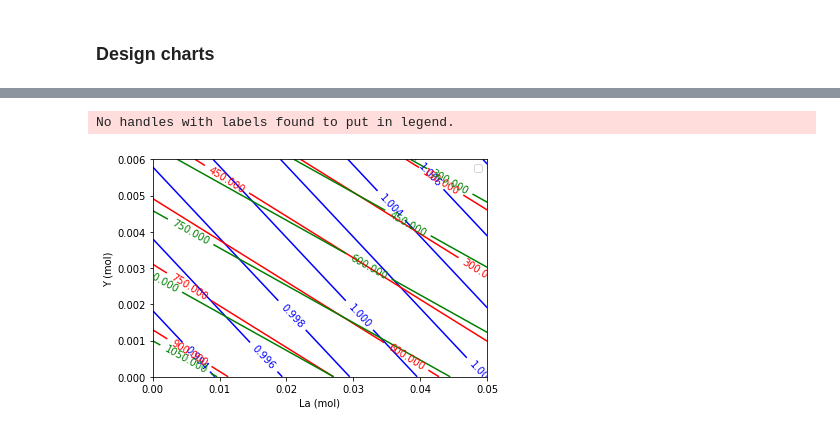
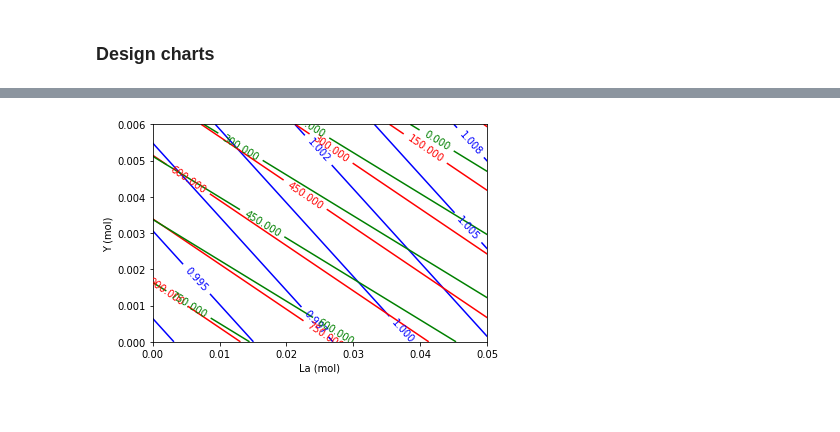
Before and after one commit to dskoda/smceramics, a Jupyter notebook: design_ternary.ipynb, the cells around one changed output, grey strips where cells are left out. Drawn from its saved outputs; the diff is of its cells as text; code cells hidden in the pictures.

Commit message:
started ternary design graphs

```diff
--- a/design_ternary.ipynb
+++ b/design_ternary.ipynb
@@ -23,14 +24,17 @@ data = pd.read_csv('data/lattices.csv', index_col=0)
 # %%
 def features_from_df(df, element1, element2):
     df['T0'] = df['T0 (K)'] - 273
-    df[element1] = to_mol_percent(df, element1)
-    df[element2] = to_mol_percent(df, element2)
+    df['Ms'] = df['Ms (K)'] - 273
+    df['x'] = to_mol_percent(df, element1)
+    df['y'] = to_mol_percent(df, element2)
 
     inputs = {
-        element1: df[element1].values.reshape(-1, 1),
-        element2: df[element2].values.reshape(-1, 1),
-        'Zr': 1 - df[element1].values.reshape(-1, 1) - df[element2].values.reshape(-1, 1),
-        'T': df.T0.values.reshape(-1, 1)
+        element1: df['x'].values.reshape(-1, 1),
+        element2: df['y'].values.reshape(-1, 1),
+        'Zr': 1 - df['x'].values.reshape(-1, 1) - df['y'].values.reshape(-1, 1),
+        'T': df.T0.values.reshape(-1, 1),
+        'Ms': df.Ms.values.reshape(-1, 1),
+        'hyst': (df.T0 - df.Ms).values.reshape(-1, 1),
     }
     X = featgen.get_features(inputs, model.features)
 
@@ -38,17 +42,23 @@ def features_from_df(df, element1, element2):
 
 def get_cofactors(X, model):
     cofactors = []
+    dV = []
     for tetr, mono in model.predict_lattice(X[model.features]):
         calc = CofactorCalculator(tetr, mono)
         cofactors.append(calc.get_cofactors())
+        dV.append(calc.get_volume_change())
 
-    return pd.concat([X, pd.DataFrame(cofactors)], axis=1)
+    return pd.concat([
+        X,
+        pd.DataFrame(cofactors),
+        (pd.DataFrame(dV) - 1) * 100
+    ], axis=1)
 
-def get_gradient(results, element):
-    grad_dilute = results[[element, 'T', 'B']][:2].diff().iloc[-1]
+def get_gradient(results, element, prop):
+    grad_dilute = results[[element, 'T', prop]][:2].diff().iloc[-1]
 
     dT_dx = grad_dilute['T'] / grad_dilute[element]
-    dL_dx = grad_dilute['B'] / grad_dilute[element]
+    dL_dx = grad_dilute[prop] / grad_dilute[element]
 
     return dT_dx, dL_dx
 
@@ -127,9 +99,9 @@ def fit_plane(results, element1, element2, output):
 
     return plane
 # %%
-lambda_plane = fit_plane(results, 'La', 'Y', 'B')
+lambda_plane = fit_plane(results, 'La', 'Y', 'B_lambda')
 T_plane = fit_plane(results, 'La', 'Y', 'T')
-Ms_plane = fit_plane(df, 'La', 'Y', 'Ms (K)')
+Ms_plane = fit_plane(results, 'La', 'Y', 'Ms')
 # %%
 L = lambda_plane(grid_x.reshape(-1), grid_y.reshape(-1)).reshape(grid_x.shape)
 T = T_plane(grid_x.reshape(-1), grid_y.reshape(-1)).reshape(grid_x.shape)
@@ -139,34 +111,34 @@ fig, ax = plt.subplots()
 
 CS = ax.contour(
     grid_x, grid_y, L,
     extent=(grid_x.min(), grid_x.max(), grid_y.min(), grid_y.max()),
-    colors='blue'
+    colors='blue',
+    label=r'$\lambda_2$'
 )
 
 ax.clabel(CS, CS.levels, inline=True, fontsize=10)
 
 CS2 = ax.contour(
     grid_x, grid_y, T,
     extent=(grid_x.min(), grid_x.max(), grid_y.min(), grid_y.max()),
     colors='red',
 )
 ax.clabel(CS2, CS2.levels, inline=True, fontsize=10)
 
 CS3 = ax.contour(
     grid_x, grid_y, Ms,
     extent=(grid_x.min(), grid_x.max(), grid_y.min(), grid_y.max()),
     colors='green',
 )
 ax.clabel(CS3, CS3.levels, inline=True, fontsize=10)
 
 # set the limits of the plot to the limits of the data
 ax.axis([grid_x.min(), grid_x.max(), grid_y.min(), grid_y.max()])
 
 ax.set_xlabel('La (mol)')
 ax.set_ylabel('Y (mol)')
 
-ax.legend()
+# ax.legend()
 plt.show()
 # %% [output]
-No handles with labels found to put in legend.
-[figure, old version]
+[figure, new version]
```
Also changed, not shown: parts of 5 cells of this notebook.
